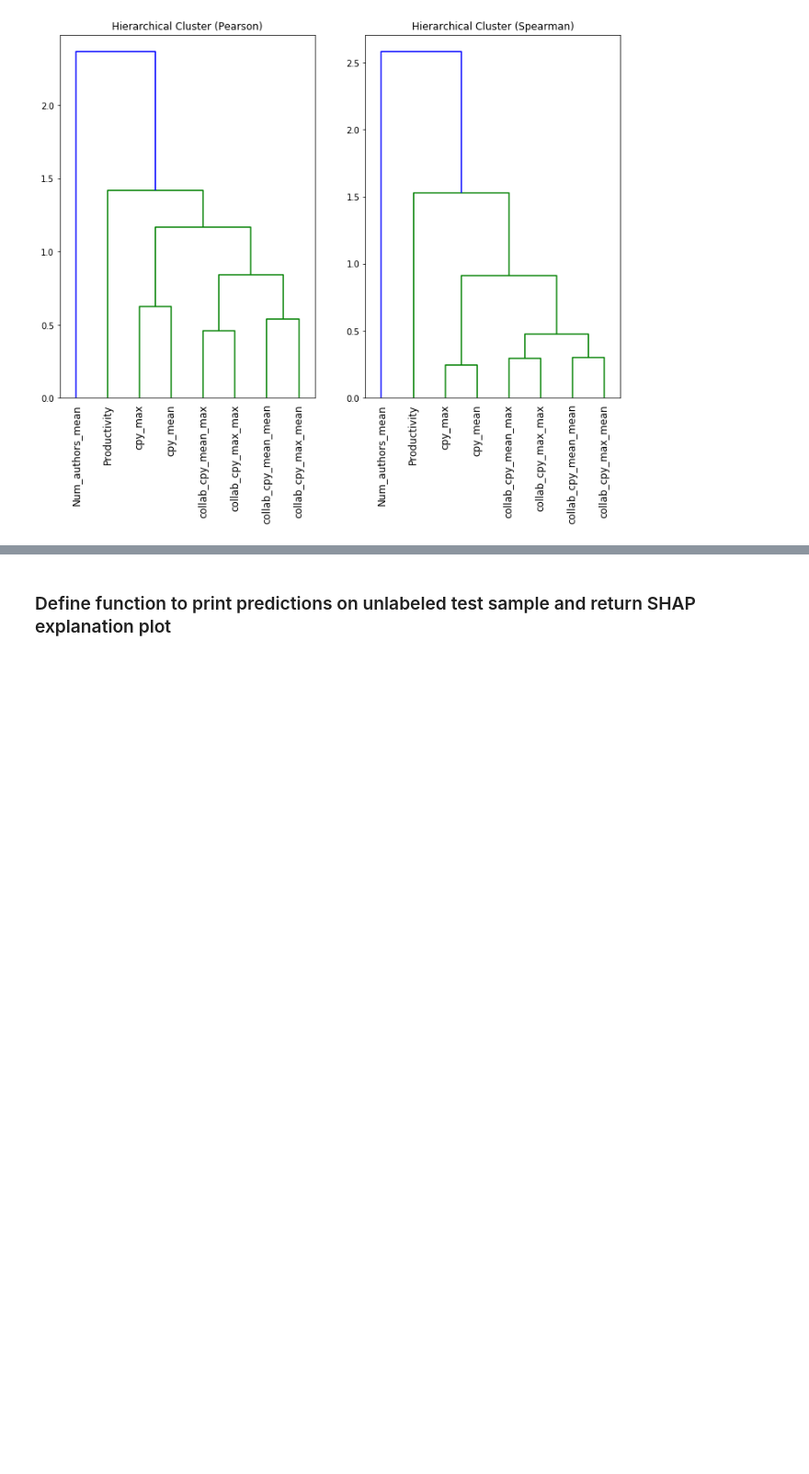
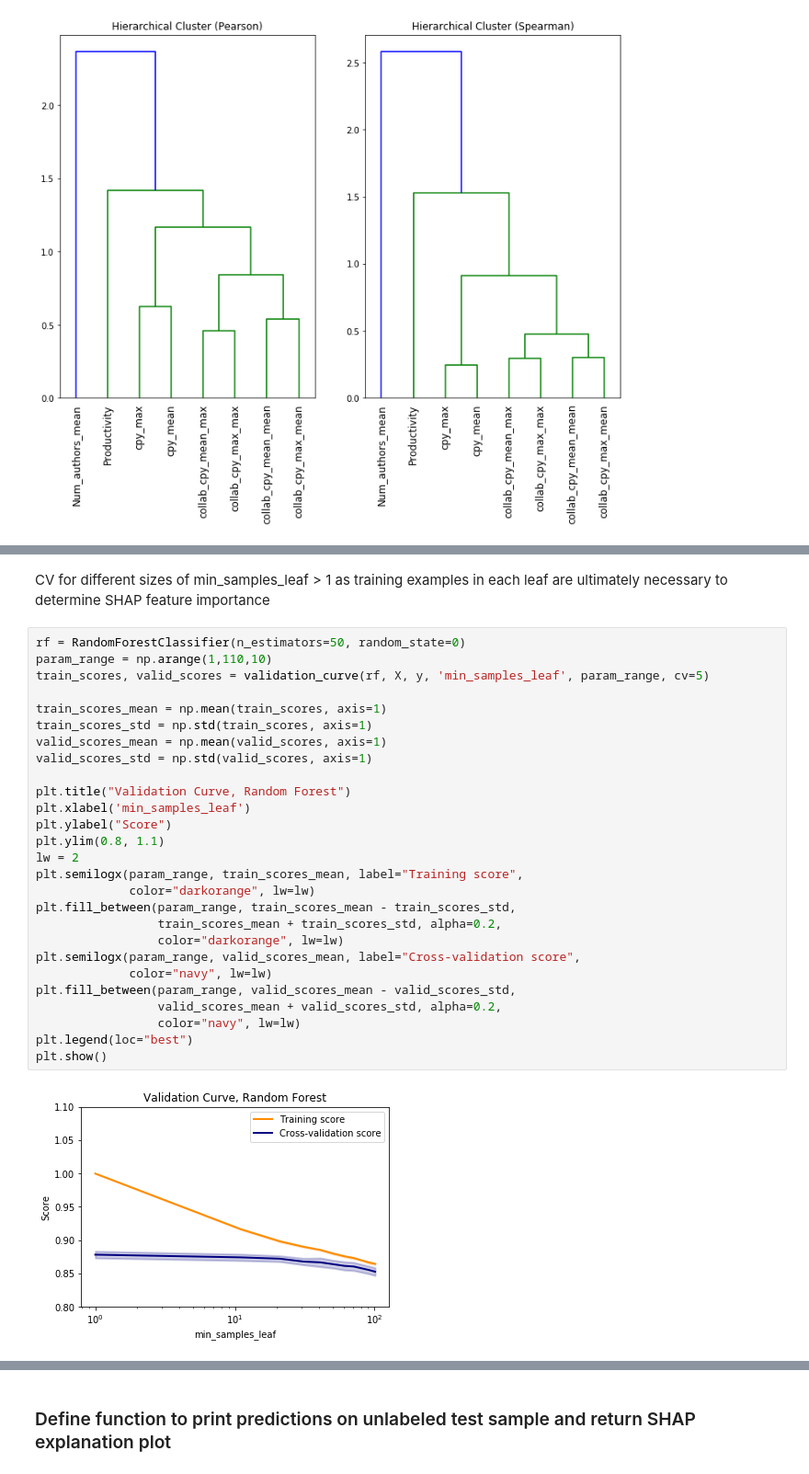
Before and after one commit to vijayoct27/physics-churn, a Jupyter notebook: inspire_model.ipynb, the cells around one changed output, grey strips where cells are left out. Shown at 92% size. Cells and saved outputs as stored; diff of their text form; blank space fills up the shorter version.

Commit message:
SHAP edits.

```diff
--- a/inspire_model.ipynb
+++ b/inspire_model.ipynb
@@ -195 +218,32 @@ plot_partial_dependence(rf, X, ['Num_authors_mean', 'Productivity'], features)
+# %% [markdown]
+CV for different sizes of min_samples_leaf > 1 as training examples in each leaf are ultimately necessary to determine SHAP feature importance
+# %%
+rf = RandomForestClassifier(n_estimators=50, random_state=0)
+param_range = np.arange(1,110,10)
+train_scores, valid_scores = validation_curve(rf, X, y, 'min_samples_leaf', param_range, cv=5)
+
+train_scores_mean = np.mean(train_scores, axis=1)
+train_scores_std = np.std(train_scores, axis=1)
+valid_scores_mean = np.mean(valid_scores, axis=1)
+valid_scores_std = np.std(valid_scores, axis=1)
+
+plt.title("Validation Curve, Random Forest")
+plt.xlabel('min_samples_leaf')
+plt.ylabel("Score")
+plt.ylim(0.8, 1.1)
+lw = 2
+plt.semilogx(param_range, train_scores_mean, label="Training score",
+             color="darkorange", lw=lw)
+plt.fill_between(param_range, train_scores_mean - train_scores_std,
+                 train_scores_mean + train_scores_std, alpha=0.2,
+                 color="darkorange", lw=lw)
+plt.semilogx(param_range, valid_scores_mean, label="Cross-validation score",
+             color="navy", lw=lw)
+plt.fill_between(param_range, valid_scores_mean - valid_scores_std,
+                 valid_scores_mean + valid_scores_std, alpha=0.2,
+                 color="navy", lw=lw)
+plt.legend(loc="best")
+plt.show()
+# %% [output]
+[figure, added]
 # %% [markdown]
```
Also changed, not shown: parts of 35 cells of this notebook.
